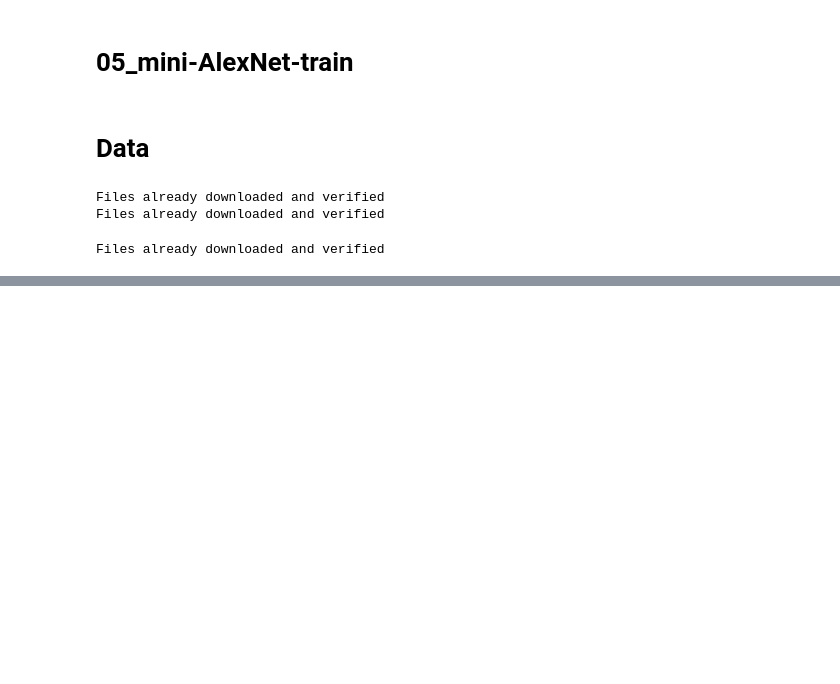
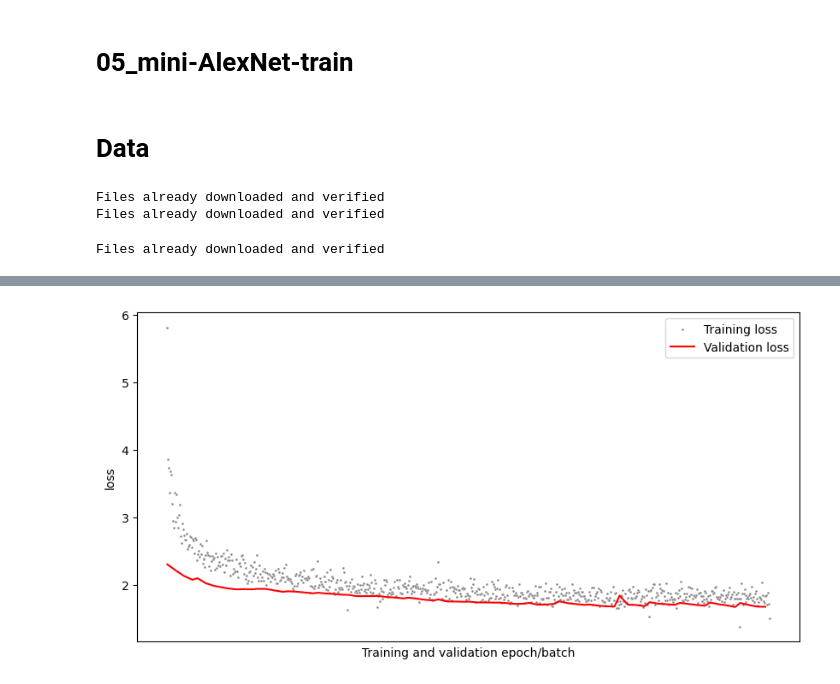
Before and after one commit to cchu70/klab_rotation, a Jupyter notebook: 06_mini_AlexNet-prune.ipynb, the cells around one changed output, grey strips where cells are left out. Cells and saved outputs as stored; diff of their text form; code cells hidden in the pictures; blank space fills up the shorter version.

```diff
--- a/06_mini_AlexNet-prune.ipynb
+++ b/06_mini_AlexNet-prune.ipynb
@@ -230,0 +114,11 @@ np.sqrt(300)
+# %%
+activity_stack_training_losses_df, activity_stack_val_losses_df = format_training_outputs(activity_train_losses_epoch, activity_val_losses_epoch)
+# %%
+fig, ax = plt.subplots(figsize=(10, 5))
+sns.scatterplot(activity_stack_training_losses_df.reset_index(), x='index', y='loss', label='Training loss', alpha=1.0, c='gray', s=4, ax=ax)
+sns.lineplot(activity_stack_val_losses_df.reset_index(), x='index', y='loss',  label='Validation loss', c='red', ax=ax)
+plt.xticks([])
+plt.xlabel('Training and validation epoch/batch')
+plt.show()
+# %% [output]
+[figure, added]
```
Also changed, not shown: parts of 26 cells of this notebook, 12 other files.
